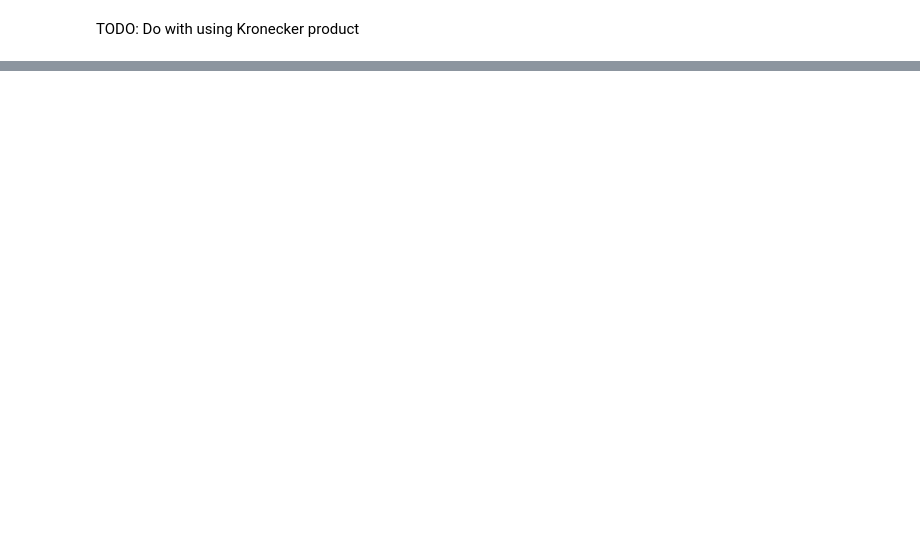
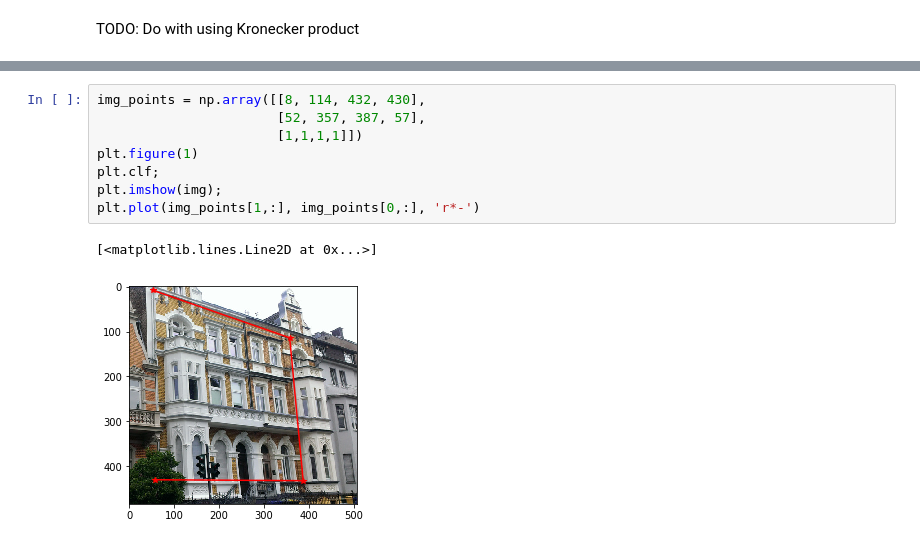
Before and after one commit to ovysotska/in_simple_english, a Jupyter notebook: projective_transformation.ipynb, the cells around one changed output, grey strips where cells are left out. Cells and saved outputs as stored; diff of their text form; blank space fills up the shorter version.

```diff
--- a/projective_transformation.ipynb
+++ b/projective_transformation.ipynb
@@ -160,0 +188,11 @@ TODO: Do with using Kronecker product
+# %%
+img_points = np.array([[8, 114, 432, 430],
+                       [52, 357, 387, 57],
+                       [1,1,1,1]])
+plt.figure(1)
+plt.clf;
+plt.imshow(img);
+plt.plot(img_points[1,:], img_points[0,:], 'r*-')
+# %% [output]
+[<matplotlib.lines.Line2D at 0x...>]
+[figure, added]
```
Also changed, not shown: parts of 8 cells of this notebook.
